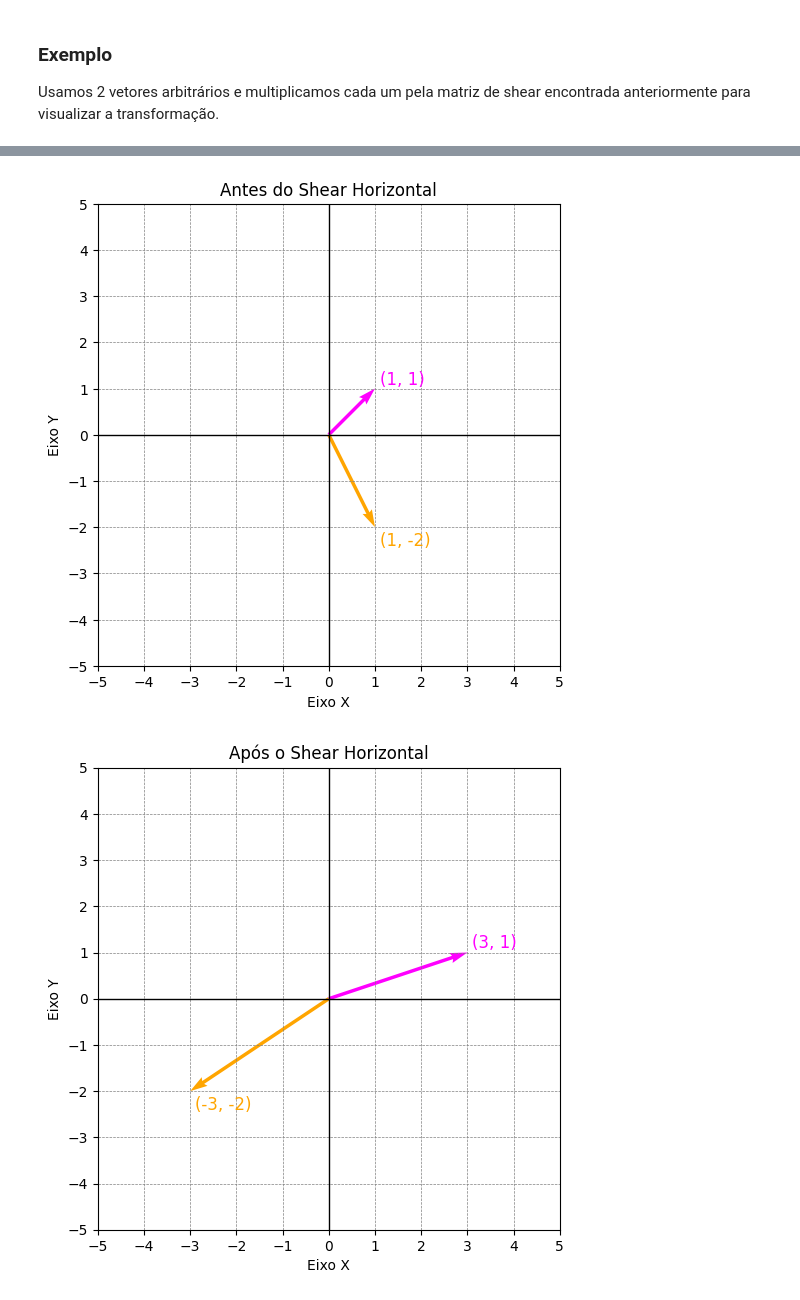
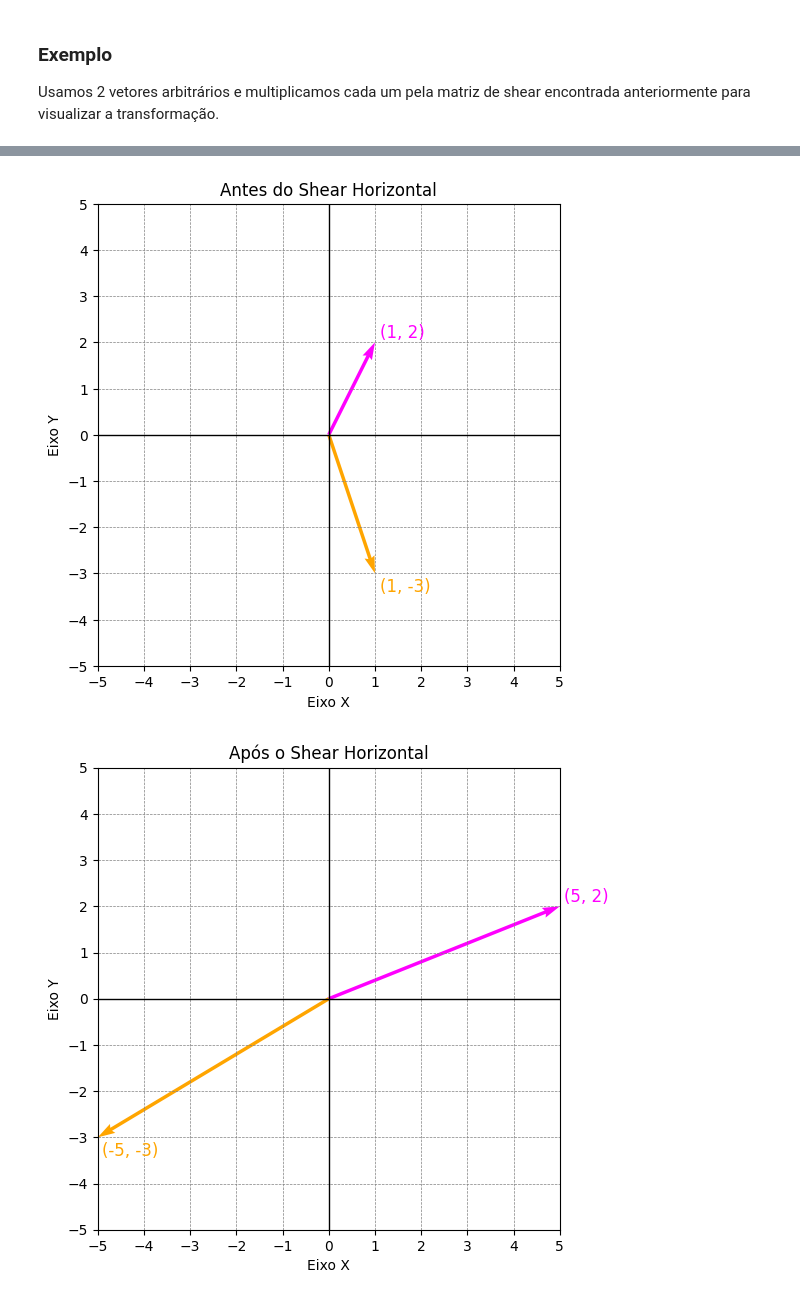
Before and after one commit to kmiepng/Matematica-Computacional, a Jupyter notebook: Atividades/atividade_000.ipynb, the cells around one changed output, grey strips where cells are left out. Drawn from its saved outputs; the diff is of its cells as text; code cells hidden in the pictures.

```diff
--- a/Atividades/atividade_000.ipynb
+++ b/Atividades/atividade_000.ipynb
@@ -156,7 +156,7 @@ Usamos 2 vetores arbitrários e multiplicamos cada um pela matriz de shear encon
 k = 2
 shear_matrix = get_shear_matrix(k)
 
-vectors = np.array([[1, 1], [1, -2]])
+vectors = np.array([[1, 2], [1, -3]])
 sheared_vectors = np.array([shear_matrix @ vector for vector in vectors])
 
 print(f"Matriz de Shear Horizontal (k = {k}):")
@@ -183,2 +183,2 @@ Matriz de Vetores Arbitrários após Shear Horizontal:
-[figure, old version]
+[figure, new version]
-[figure, old version]
+[figure, new version]
```
Also changed, not shown: parts of 4 cells of this notebook.
